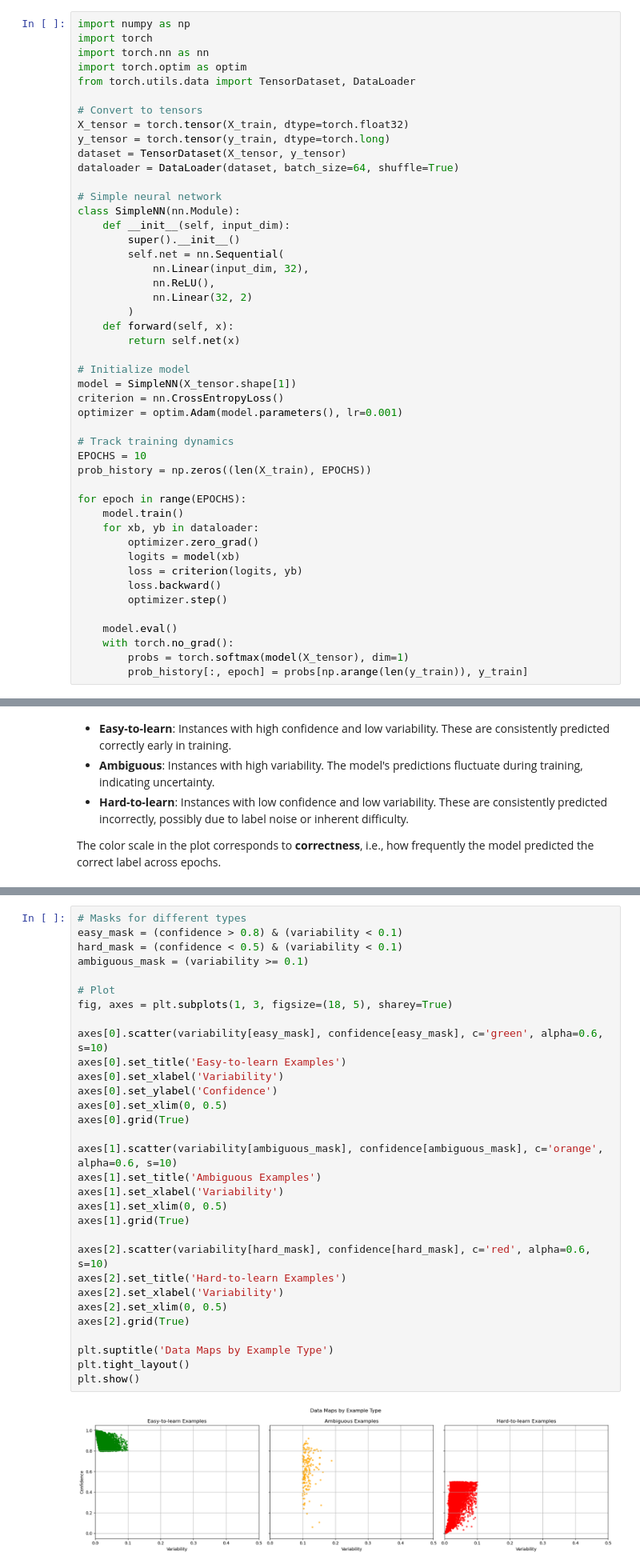
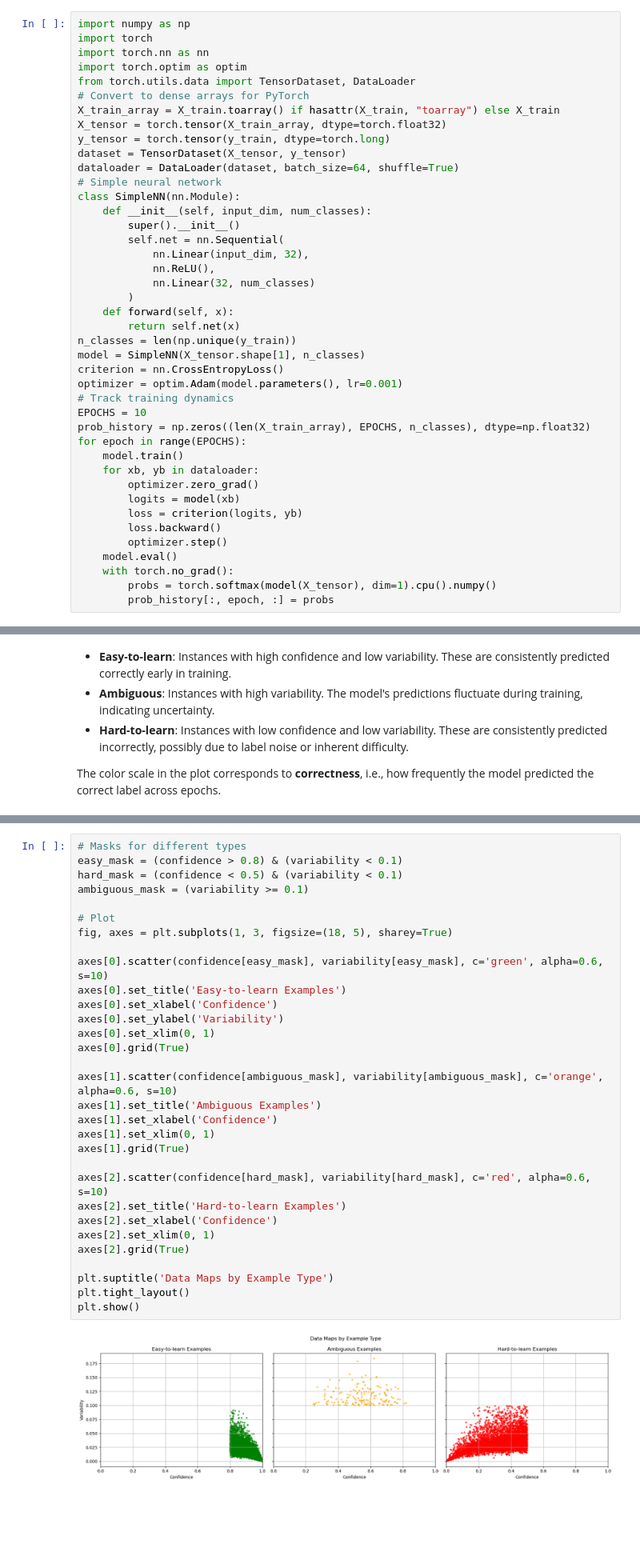
Before and after one commit to AILAB-CEFET-RJ/cic1205, a Jupyter notebook: notebooks/data_map_adult.ipynb, the cells around one changed output, grey strips where cells are left out. Shown: that part at 80% size. Drawn from its saved outputs; the diff is of its cells as text; blank space fills up the shorter version.

```diff
--- a/notebooks/data_map_adult.ipynb
+++ b/notebooks/data_map_adult.ipynb
@@ -247,34 +261,30 @@ import torch
 import torch.nn as nn
 import torch.optim as optim
 from torch.utils.data import TensorDataset, DataLoader
-
-# Convert to tensors
-X_tensor = torch.tensor(X_train, dtype=torch.float32)
+# Convert to dense arrays for PyTorch
+X_train_array = X_train.toarray() if hasattr(X_train, "toarray") else X_train
+X_tensor = torch.tensor(X_train_array, dtype=torch.float32)
 y_tensor = torch.tensor(y_train, dtype=torch.long)
 dataset = TensorDataset(X_tensor, y_tensor)
 dataloader = DataLoader(dataset, batch_size=64, shuffle=True)
-
 # Simple neural network
 class SimpleNN(nn.Module):
-    def __init__(self, input_dim):
+    def __init__(self, input_dim, num_classes):
         super().__init__()
         self.net = nn.Sequential(
             nn.Linear(input_dim, 32),
             nn.ReLU(),
-            nn.Linear(32, 2)
+            nn.Linear(32, num_classes)
         )
     def forward(self, x):
         return self.net(x)
-
-# Initialize model
-model = SimpleNN(X_tensor.shape[1])
+n_classes = len(np.unique(y_train))
+model = SimpleNN(X_tensor.shape[1], n_classes)
 criterion = nn.CrossEntropyLoss()
 optimizer = optim.Adam(model.parameters(), lr=0.001)
-
 # Track training dynamics
 EPOCHS = 10
-prob_history = np.zeros((len(X_train), EPOCHS))
-
+prob_history = np.zeros((len(X_train_array), EPOCHS, n_classes), dtype=np.float32)
 for epoch in range(EPOCHS):
     model.train()
     for xb, yb in dataloader:
@@ -283,11 +293,10 @@ for epoch in range(EPOCHS):
         loss = criterion(logits, yb)
         loss.backward()
         optimizer.step()
-
     model.eval()
     with torch.no_grad():
-        probs = torch.softmax(model(X_tensor), dim=1)
-        prob_history[:, epoch] = probs[np.arange(len(y_train)), y_train]
+        probs = torch.softmax(model(X_tensor), dim=1).cpu().numpy()
+        prob_history[:, epoch, :] = probs
 # %% [markdown]
 ## Step 4: Compute Confidence and Variability
 # %%
@@ -426,36 +457,36 @@ plt.show()
 # %%
 # Masks for different types
 easy_mask = (confidence > 0.8) & (variability < 0.1)
 hard_mask = (confidence < 0.5) & (variability < 0.1)
 ambiguous_mask = (variability >= 0.1)
 
 # Plot
 fig, axes = plt.subplots(1, 3, figsize=(18, 5), sharey=True)
 
-axes[0].scatter(variability[easy_mask], confidence[easy_mask], c='green', alpha=0.6, s=10)
+axes[0].scatter(confidence[easy_mask], variability[easy_mask], c='green', alpha=0.6, s=10)
 axes[0].set_title('Easy-to-learn Examples')
-axes[0].set_xlabel('Variability')
-axes[0].set_ylabel('Confidence')
-axes[0].set_xlim(0, 0.5)
+axes[0].set_xlabel('Confidence')
+axes[0].set_ylabel('Variability')
+axes[0].set_xlim(0, 1)
 axes[0].grid(True)
 
-axes[1].scatter(variability[ambiguous_mask], confidence[ambiguous_mask], c='orange', alpha=0.6, s=10)
+axes[1].scatter(confidence[ambiguous_mask], variability[ambiguous_mask], c='orange', alpha=0.6, s=10)
 axes[1].set_title('Ambiguous Examples')
-axes[1].set_xlabel('Variability')
-axes[1].set_xlim(0, 0.5)
+axes[1].set_xlabel('Confidence')
+axes[1].set_xlim(0, 1)
 axes[1].grid(True)
 
-axes[2].scatter(variability[hard_mask], confidence[hard_mask], c='red', alpha=0.6, s=10)
+axes[2].scatter(confidence[hard_mask], variability[hard_mask], c='red', alpha=0.6, s=10)
 axes[2].set_title('Hard-to-learn Examples')
-axes[2].set_xlabel('Variability')
-axes[2].set_xlim(0, 0.5)
+axes[2].set_xlabel('Confidence')
+axes[2].set_xlim(0, 1)
 axes[2].grid(True)
 
 plt.suptitle('Data Maps by Example Type')
 plt.tight_layout()
 plt.show()
 # %% [output]
-[figure, old version]
+[figure, new version]
 # %% [markdown]
 ## Class Distribution by Data Map Region (proportions)
 
```
Also changed, not shown: parts of 11 cells of this notebook, 1 other file.
